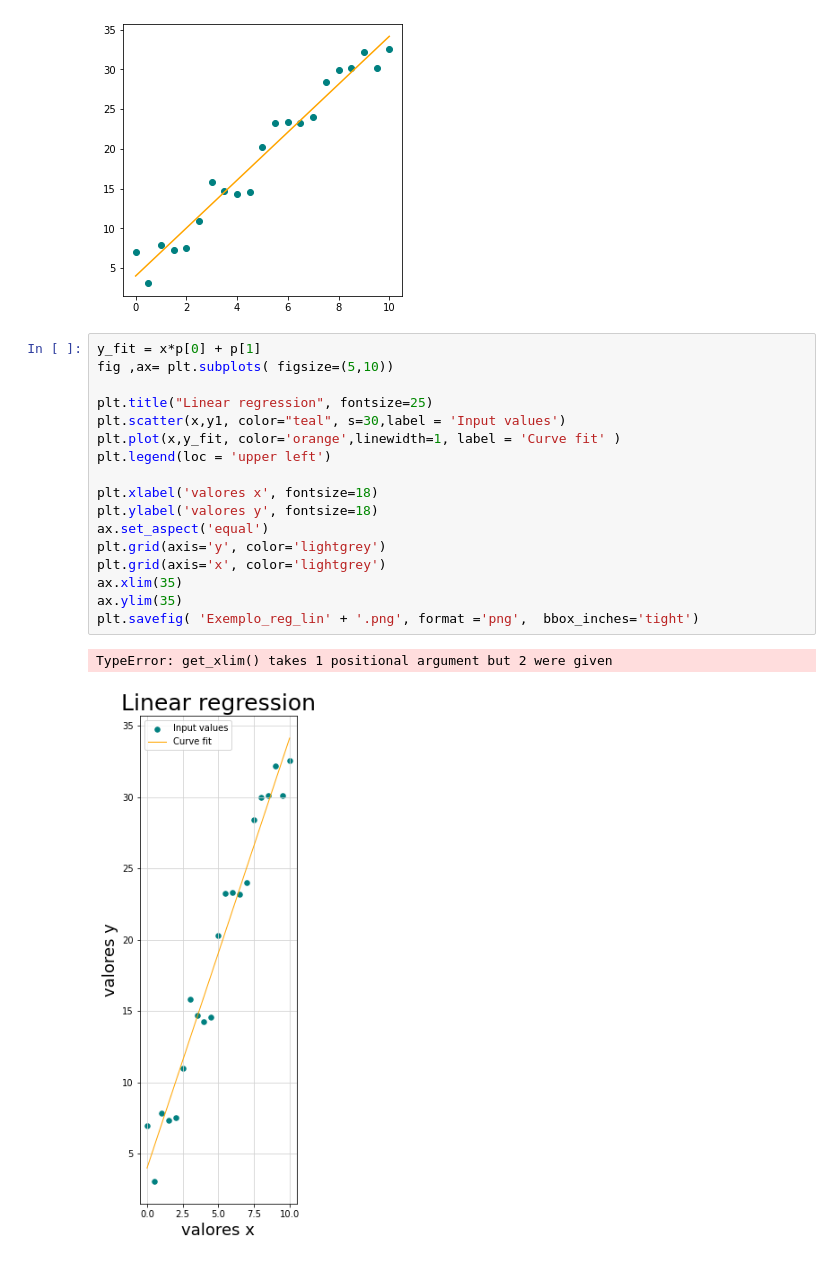
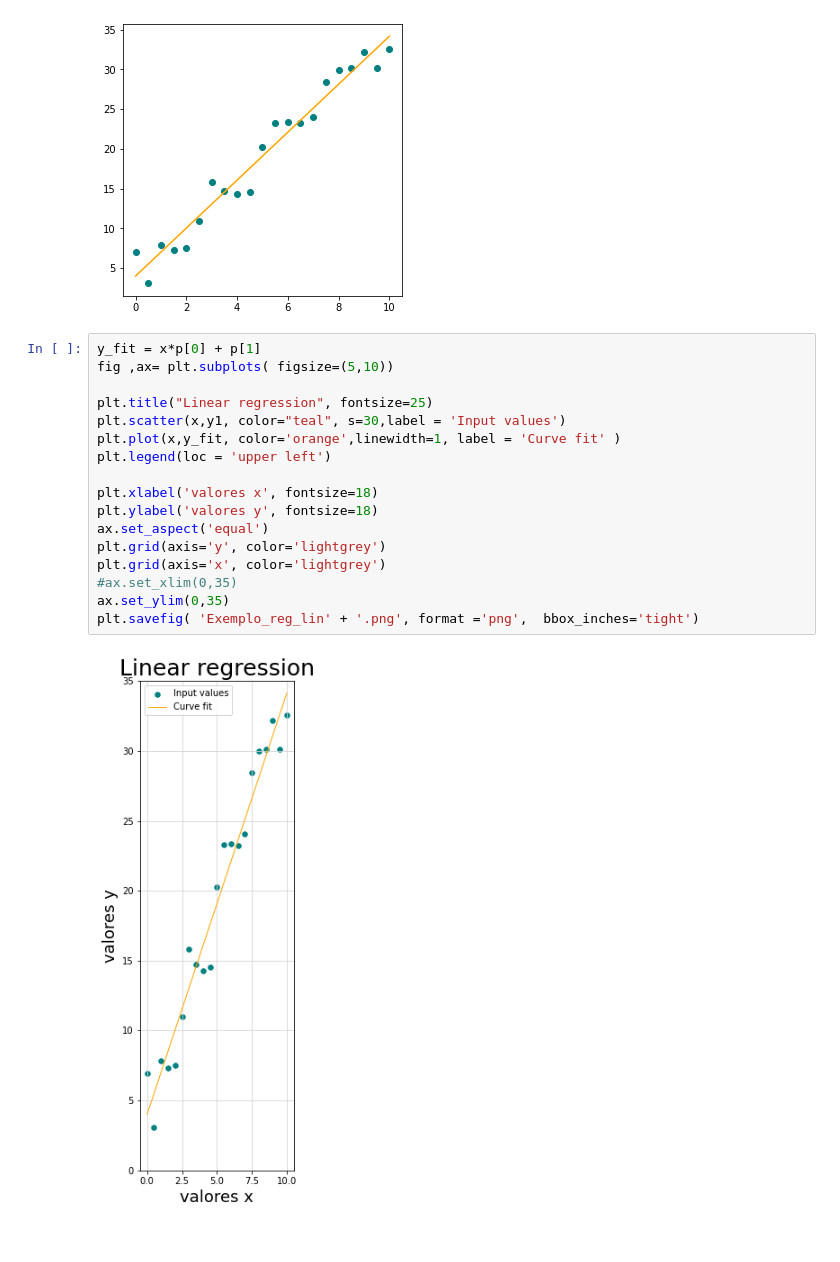
Before and after one commit to 255ribeiro/Algorithmic_Modeling_Special_Training, a Jupyter notebook: docs/Python_Training/cientif_py/scipy_intro.ipynb, the cells around one changed output. Drawn from its saved outputs; the diff is of its cells as text.

```diff
--- a/docs/Python_Training/cientif_py/scipy_intro.ipynb
+++ b/docs/Python_Training/cientif_py/scipy_intro.ipynb
@@ -60,20 +60,19 @@ plt.plot(x,y_fit, color='orange' )
 # %%
 y_fit = x*p[0] + p[1]
 fig ,ax= plt.subplots( figsize=(5,10))
 
 plt.title("Linear regression", fontsize=25)
 plt.scatter(x,y1, color="teal", s=30,label = 'Input values')
 plt.plot(x,y_fit, color='orange',linewidth=1, label = 'Curve fit' )
 plt.legend(loc = 'upper left')
 
 plt.xlabel('valores x', fontsize=18)
 plt.ylabel('valores y', fontsize=18)
 ax.set_aspect('equal')
 plt.grid(axis='y', color='lightgrey')
 plt.grid(axis='x', color='lightgrey')
-ax.xlim(35)
-ax.ylim(35)
+#ax.set_xlim(0,35)
+ax.set_ylim(0,35)
 plt.savefig( 'Exemplo_reg_lin' + '.png', format ='png',  bbox_inches='tight')
 # %% [output]
-TypeError: get_xlim() takes 1 positional argument but 2 were given
-[figure, old version]
+[figure, new version]
```
